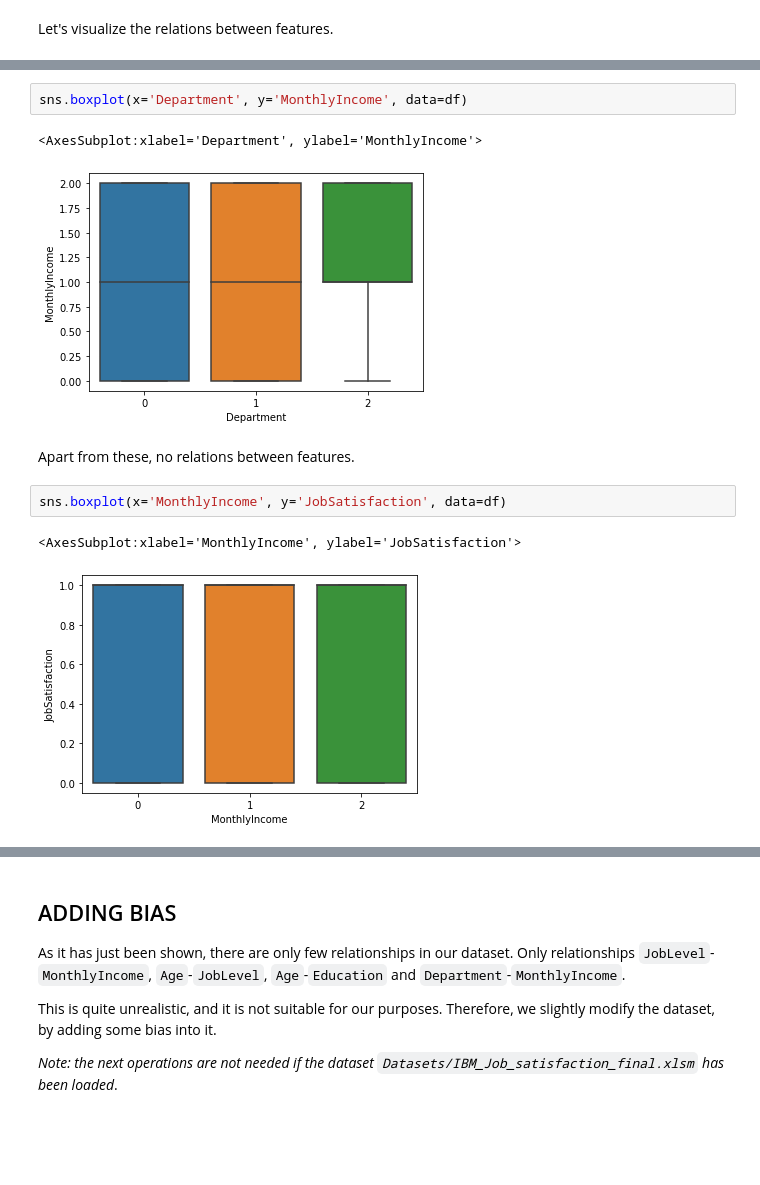
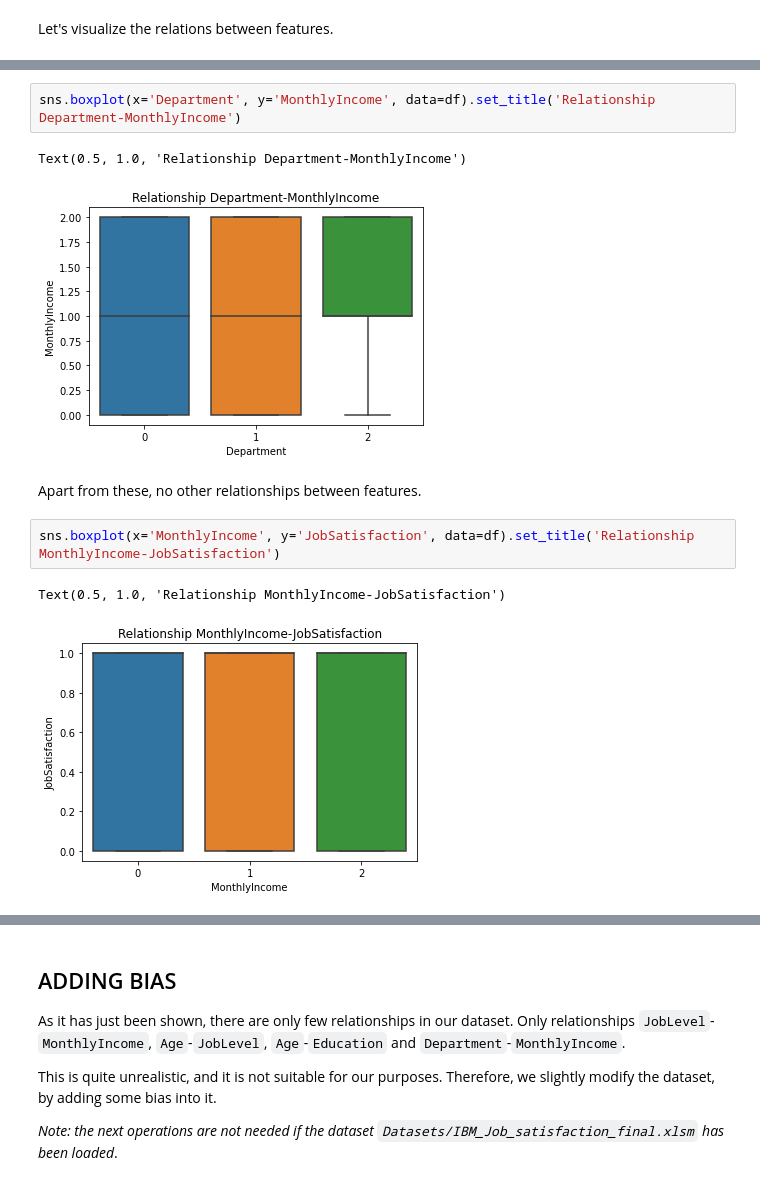
Before and after one commit to EnricoPittini/Job-satisfaction, a Jupyter notebook: Job satisfaction modeling.ipynb, the cells around one changed output, grey strips where cells are left out. Saved outputs shown, nothing was run; the diff lists cells and outputs as text; blank space fills up the shorter version.

```diff
--- a/Job satisfaction modeling.ipynb
+++ b/Job satisfaction modeling.ipynb
@@ -387,13 +477,13 @@ sns.boxplot(x='Age', y='Education', data=df)
 # %%
-sns.boxplot(x='Department', y='MonthlyIncome', data=df)
+sns.boxplot(x='Department', y='MonthlyIncome', data=df).set_title('Relationship Department-MonthlyIncome')
 # %% [output]
-<AxesSubplot:xlabel='Department', ylabel='MonthlyIncome'>
+Text(0.5, 1.0, 'Relationship Department-MonthlyIncome')
-[figure, old version]
+[figure, new version]
 # %% [markdown]
-Apart from these, no relations between features.
+Apart from these, no other relationships between features.
 # %%
-sns.boxplot(x='MonthlyIncome', y='JobSatisfaction', data=df)
+sns.boxplot(x='MonthlyIncome', y='JobSatisfaction', data=df).set_title('Relationship MonthlyIncome-JobSatisfaction')
 # %% [output]
-<AxesSubplot:xlabel='MonthlyIncome', ylabel='JobSatisfaction'>
+Text(0.5, 1.0, 'Relationship MonthlyIncome-JobSatisfaction')
-[figure, old version]
+[figure, new version]
 # %%
```
Also changed, not shown: parts of 115 cells of this notebook, 1 other file.
